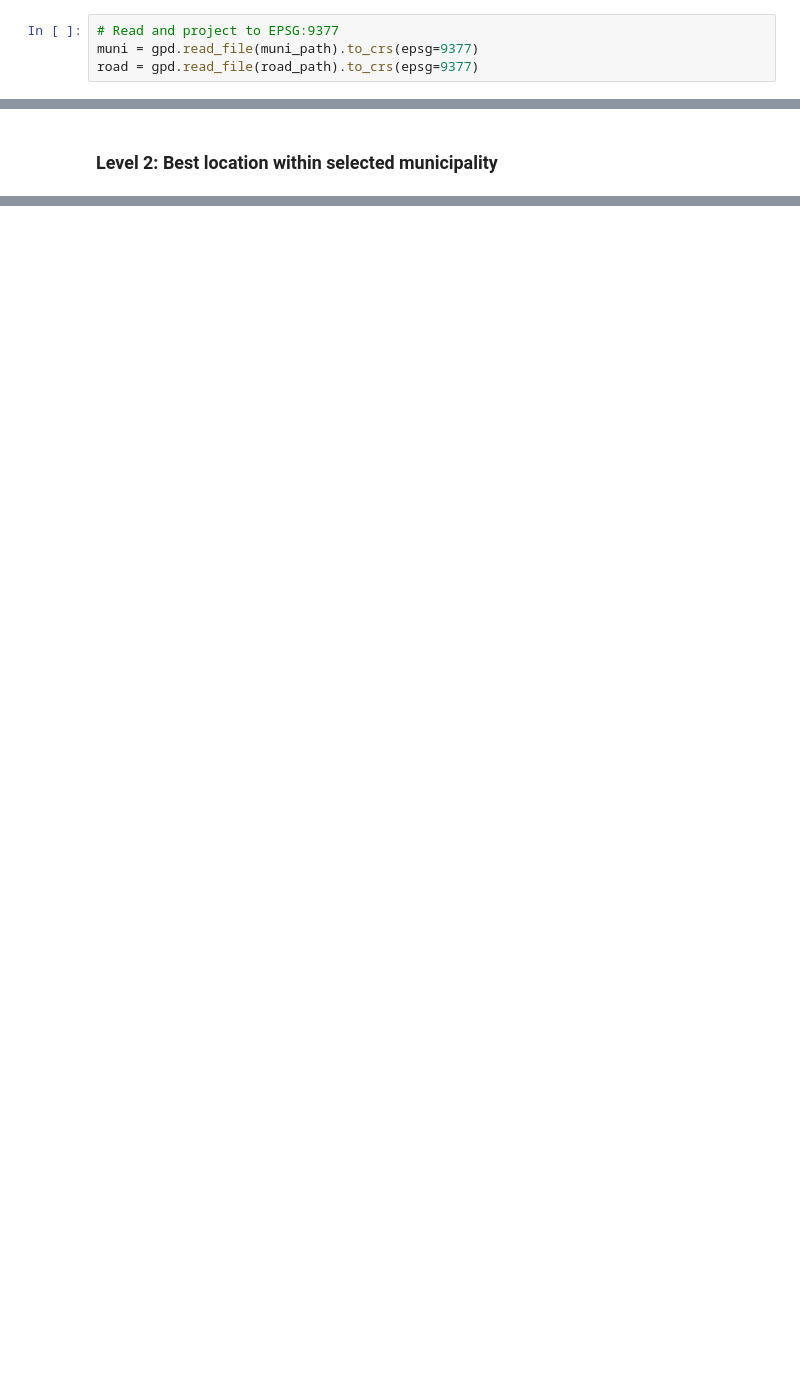
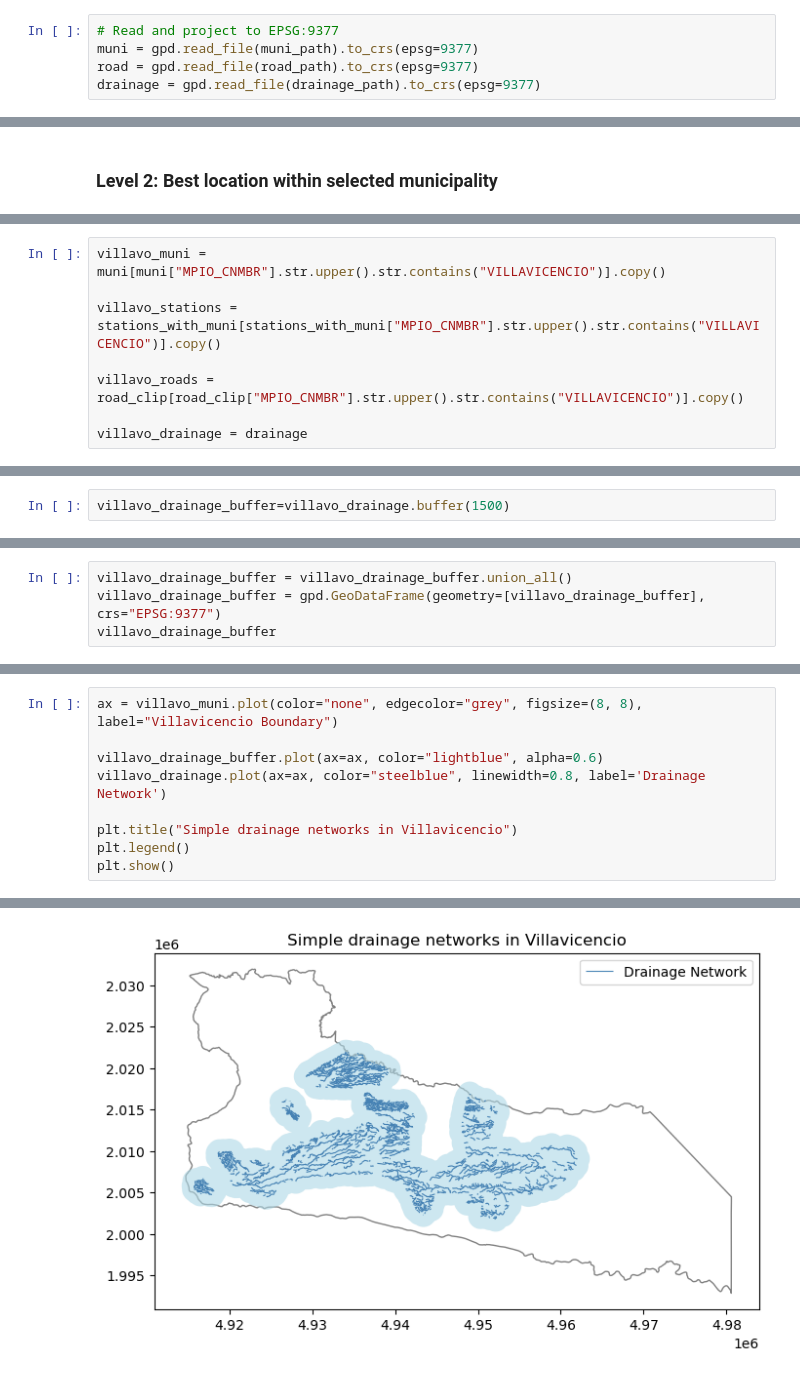
Before and after one commit to aliciaarevalor/PS, a Jupyter notebook: Workshop2_PS_AliciaArevaloRobinson.ipynb, the cells around one changed output, grey strips where cells are left out. Drawn from its saved outputs; the diff is of its cells as text; blank space fills up the shorter version.

```diff
--- a/Workshop2_PS_AliciaArevaloRobinson.ipynb
+++ b/Workshop2_PS_AliciaArevaloRobinson.ipynb
@@ -53,6 +65,7 @@ precip= pd.read_csv(precip_path, encoding='utf-8')
 # Read and project to EPSG:9377
 muni = gpd.read_file(muni_path).to_crs(epsg=9377)
 road = gpd.read_file(road_path).to_crs(epsg=9377)
+drainage = gpd.read_file(drainage_path).to_crs(epsg=9377)
 # %% [markdown]
 ## 2. Data Preprocessing 🧹
 # %% [markdown]
@@ -622,0 +627,8 @@ ori_muni_final
+# %%
+villavo_muni = muni[muni["MPIO_CNMBR"].str.upper().str.contains("VILLAVICENCIO")].copy()
+
+villavo_stations = stations_with_muni[stations_with_muni["MPIO_CNMBR"].str.upper().str.contains("VILLAVICENCIO")].copy()
+
+villavo_roads = road_clip[road_clip["MPIO_CNMBR"].str.upper().str.contains("VILLAVICENCIO")].copy()
+
+villavo_drainage = drainage
@@ -622,0 +680,2 @@ ori_muni_final
+# %%
+villavo_drainage_buffer=villavo_drainage.buffer(1500)
@@ -622,0 +684,4 @@ ori_muni_final
+# %%
+villavo_drainage_buffer = villavo_drainage_buffer.union_all()
+villavo_drainage_buffer = gpd.GeoDataFrame(geometry=[villavo_drainage_buffer], crs="EPSG:9377")
+villavo_drainage_buffer
@@ -622,0 +693,10 @@ ori_muni_final
+# %%
+ax = villavo_muni.plot(color="none", edgecolor="grey", figsize=(8, 8), label="Villavicencio Boundary")
+
+villavo_drainage_buffer.plot(ax=ax, color="lightblue", alpha=0.6)
+villavo_drainage.plot(ax=ax, color="steelblue", linewidth=0.8, label='Drainage Network')
+
+plt.title("Simple drainage networks in Villavicencio")
+plt.legend()
+plt.show()
+# %% [output]
@@ -622,0 +705 @@ ori_muni_final
+[figure, added]
```
Also changed, not shown: parts of 40 cells of this notebook.
